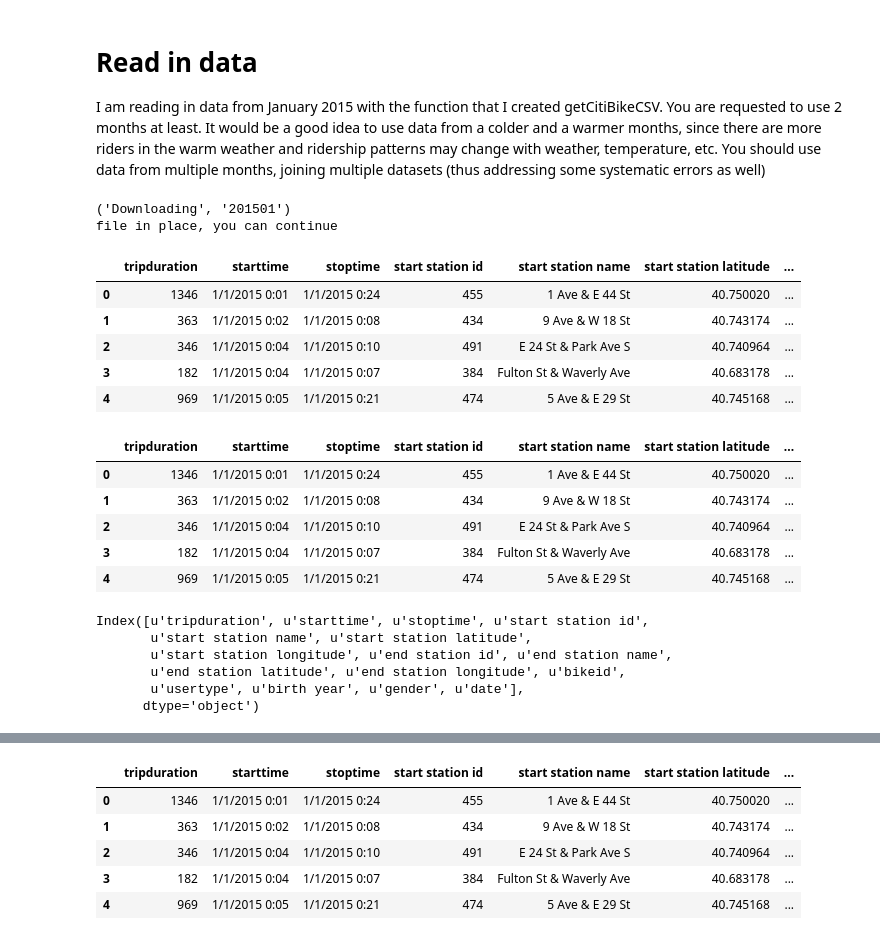
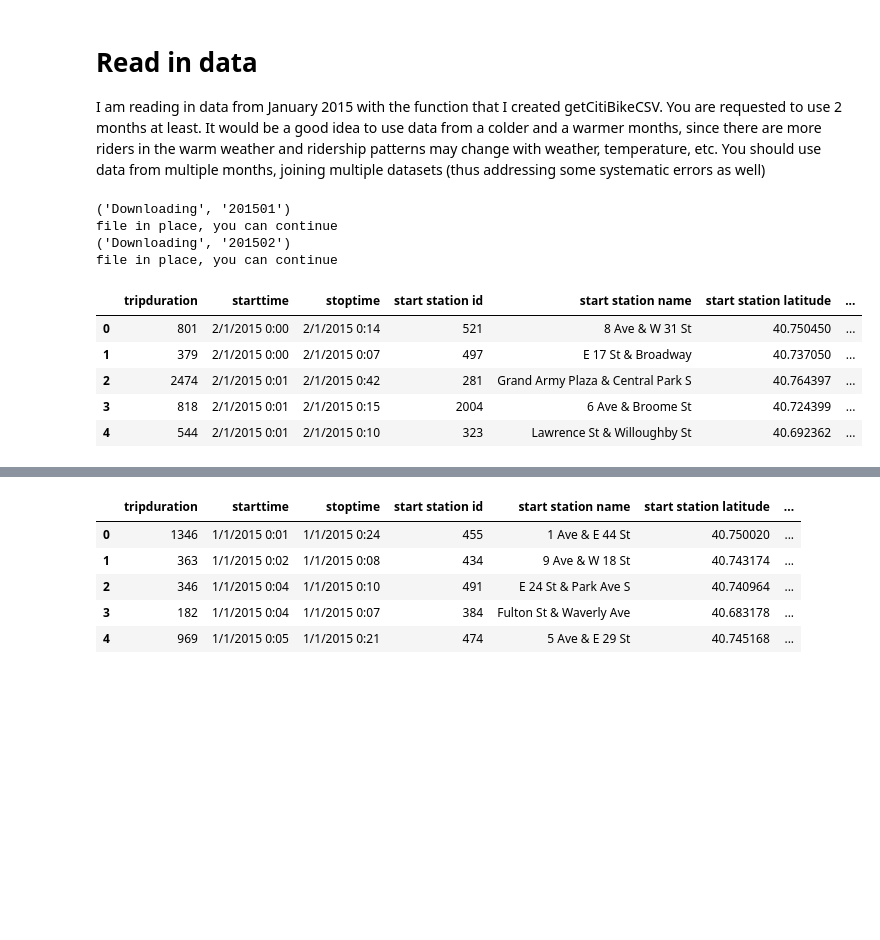
Before and after one commit to andrewnell/PUI2017_adn323, a Jupyter notebook: HW4_adn323/Ass4_adn323.ipynb, the cells around one changed output, grey strips where cells are left out. Cells and saved outputs as stored; diff of their text form; code cells hidden in the pictures; blank space fills up the shorter version.

```diff
--- a/HW4_adn323/Ass4_adn323.ipynb
+++ b/HW4_adn323/Ass4_adn323.ipynb
@@ -39,19 +39,27 @@ Populating the interactive namespace from numpy and matplotlib
 # %% [markdown]
 # Read in data
 I am reading in data from January 2015 with the function that I created getCitiBikeCSV. You are requested to use 2 months at least. It would be a good idea to use data from a colder and a warmer months, since there are more riders in the warm weather and ridership patterns may change with weather, temperature, etc. You should use data from multiple months, joining multiple datasets (thus addressing some systematic errors as well)
-# %%
-datestring = '201501'
-getCitiBikeCSV(datestring)
-# %% [output]
-('Downloading', '201501')
-file in place, you can continue
+# %%
+# Pull 2 months data
+datestring = '201501'
+datestring2 = '201502'
+
+getCitiBikeCSV(datestring)
+getCitiBikeCSV(datestring2)
+# %% [output]
+('Downloading', '201501')
+file in place, you can continue
+('Downloading', '201502')
+file in place, you can continue
 # %%
 df = pd.read_csv(os.getenv("PUIDATA") + "/" + datestring + '-citibike-tripdata.csv')
+df2 = pd.read_csv(os.getenv("PUIDATA") + "/" + datestring2 + '-citibike-tripdata.csv')
 df.head()
+df2.head()
 # %% [output]
 |  | tripduration | starttime | stoptime | start station id | start station name | start station latitude | ... |
-| 0 | 1346 | 1/1/2015 0:01 | 1/1/2015 0:24 | 455 | 1 Ave & E 44 St | 40.750020 | ... |
-| 1 | 363 | 1/1/2015 0:02 | 1/1/2015 0:08 | 434 | 9 Ave & W 18 St | 40.743174 | ... |
-| 2 | 346 | 1/1/2015 0:04 | 1/1/2015 0:10 | 491 | E 24 St & Park Ave S | 40.740964 | ... |
-| 3 | 182 | 1/1/2015 0:04 | 1/1/2015 0:07 | 384 | Fulton St & Waverly Ave | 40.683178 | ... |
-| 4 | 969 | 1/1/2015 0:05 | 1/1/2015 0:21 | 474 | 5 Ave & E 29 St | 40.745168 | ... |
+| 0 | 801 | 2/1/2015 0:00 | 2/1/2015 0:14 | 521 | 8 Ave & W 31 St | 40.750450 | ... |
+| 1 | 379 | 2/1/2015 0:00 | 2/1/2015 0:07 | 497 | E 17 St & Broadway | 40.737050 | ... |
+| 2 | 2474 | 2/1/2015 0:01 | 2/1/2015 0:42 | 281 | Grand Army Plaza & Central Park S | 40.764397 | ... |
+| 3 | 818 | 2/1/2015 0:01 | 2/1/2015 0:15 | 2004 | 6 Ave & Broome St | 40.724399 | ... |
+| 4 | 544 | 2/1/2015 0:01 | 2/1/2015 0:10 | 323 | Lawrence St & Willoughby St | 40.692362 | ... |
@@ -58,22 +69,8 @@ df.head()
 # %%
 # df is the dataframe where the content of the csv file is stored
-df['date'] = pd.to_datetime(df['starttime'])
+CitiBikedf['date'] = pd.to_datetime(CitiBikedf['starttime'])
 # note that with dataframes I can refer to variables as dictionary keys,
 # i.e. df['starttime'] or as attributes: df.starttime.
-df.head()
+CitiBikedf.head()
-# %% [output]
-|  | tripduration | starttime | stoptime | start station id | start station name | start station latitude | ... |
-| 0 | 1346 | 1/1/2015 0:01 | 1/1/2015 0:24 | 455 | 1 Ave & E 44 St | 40.750020 | ... |
-| 1 | 363 | 1/1/2015 0:02 | 1/1/2015 0:08 | 434 | 9 Ave & W 18 St | 40.743174 | ... |
-| 2 | 346 | 1/1/2015 0:04 | 1/1/2015 0:10 | 491 | E 24 St & Park Ave S | 40.740964 | ... |
-| 3 | 182 | 1/1/2015 0:04 | 1/1/2015 0:07 | 384 | Fulton St & Waverly Ave | 40.683178 | ... |
-| 4 | 969 | 1/1/2015 0:05 | 1/1/2015 0:21 | 474 | 5 Ave & E 29 St | 40.745168 | ... |
 # %%
-df.columns
+CitiBikedf.columns
-# %% [output]
-Index([u'tripduration', u'starttime', u'stoptime', u'start station id',
-       u'start station name', u'start station latitude',
-       u'start station longitude', u'end station id', u'end station name',
-       u'end station latitude', u'end station longitude', u'bikeid',
-       u'usertype', u'birth year', u'gender', u'date'],
-      dtype='object')
```
Also changed, not shown: parts of 5 cells of this notebook, 1 other file.
